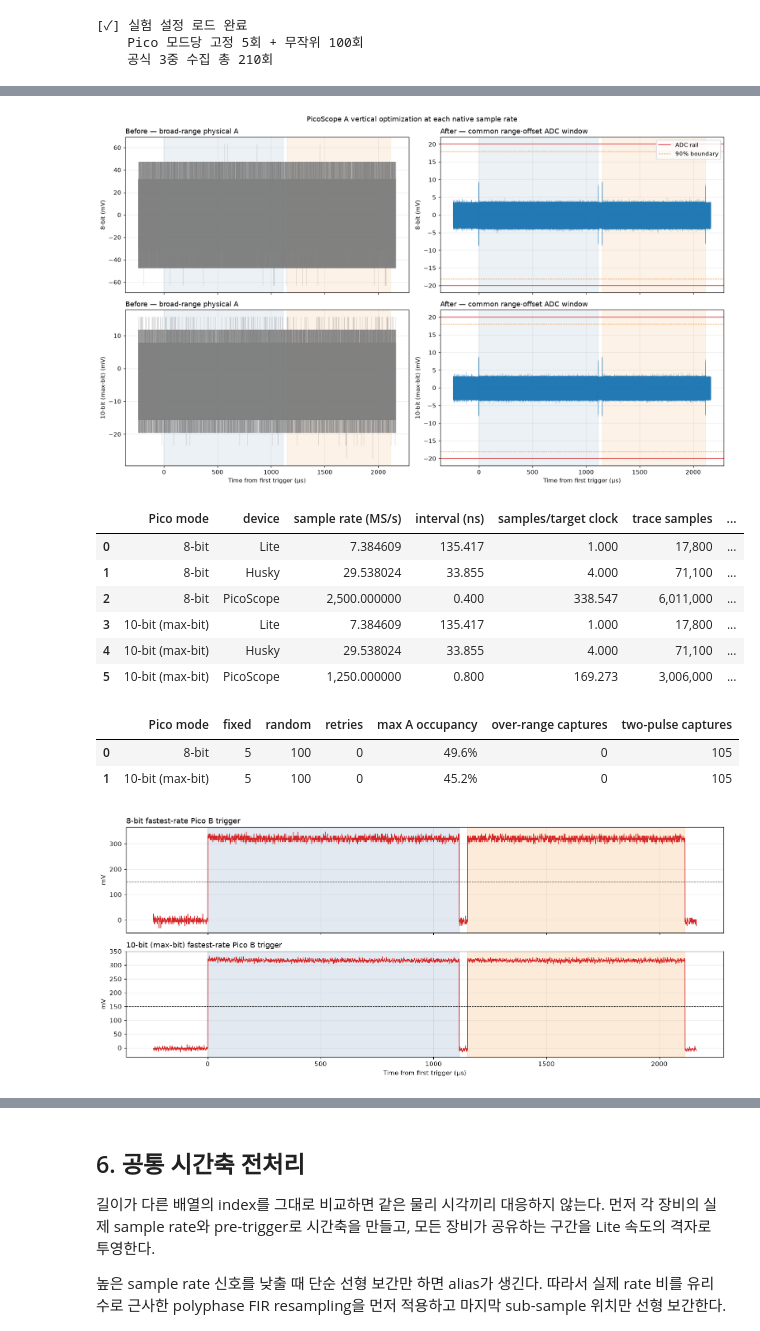
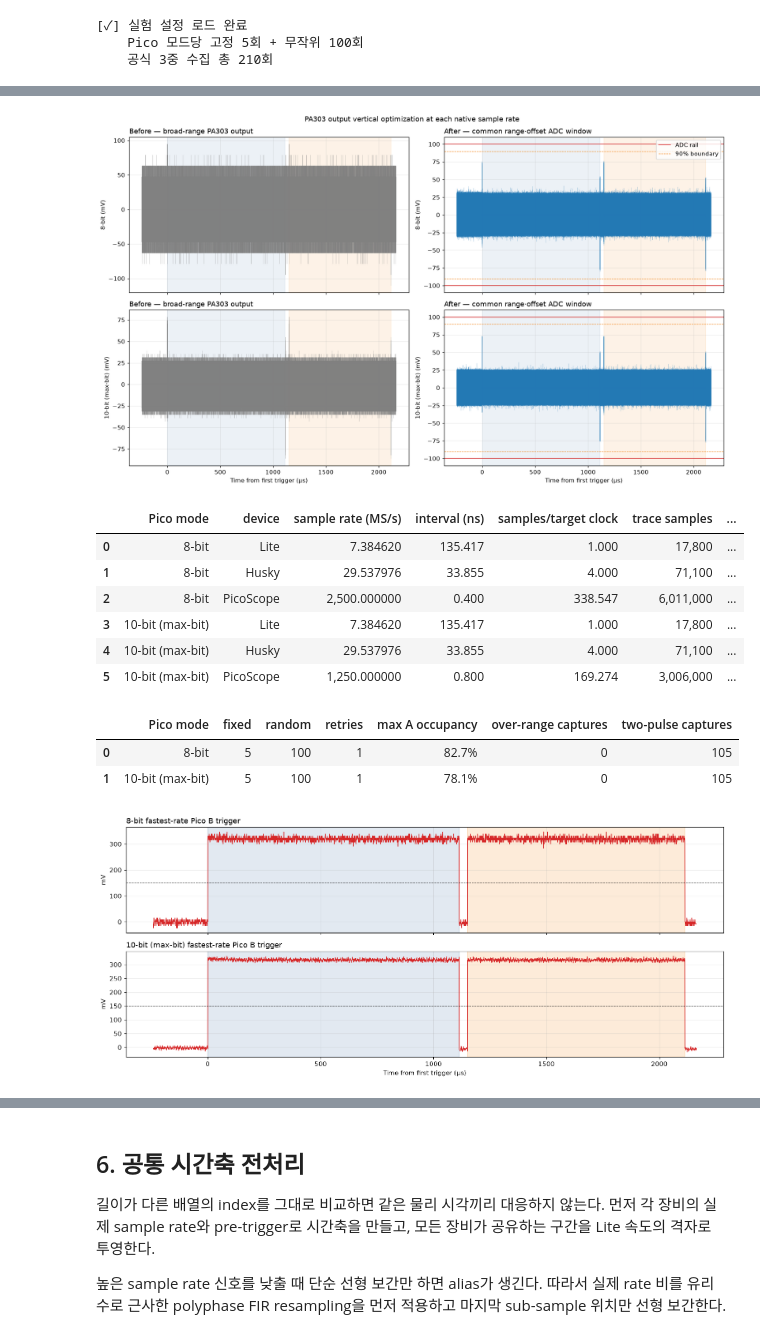
Before and after one commit to chipwhisperer-kor/chipwhisperer-kor, a Jupyter notebook: workspace/[extra] PicoScope/2.0.MaximumTimeResolution.ipynb, the cells around one changed output, grey strips where cells are left out. Cells and saved outputs as stored; diff of their text form; code cells hidden in the pictures.

```diff
--- a/workspace/[extra] PicoScope/2.0.MaximumTimeResolution.ipynb
+++ b/workspace/[extra] PicoScope/2.0.MaximumTimeResolution.ipynb
@@ -141,6 +142,8 @@ from fractions import Fraction
 
 import chipwhisperer as cw
 import matplotlib.pyplot as plt
+
+%matplotlib inline
 import numpy as np
 import pandas as pd
 from Crypto.Cipher import AES
@@ -195,11 +198,18 @@ PICO_VERTICAL_PREFLIGHTS = 10
 # 95%를 넘으면 동일 수직 설정 비교가 깨진 것으로 보고 즉시 중단한다.
 PICO_VERTICAL_RAIL_LIMIT = 0.90
 PICO_FORMAL_RAIL_LIMIT = 0.95
+
+# PA303은 manufacturer nominal voltage gain의 50 Ω 출력 장치다. SDK probe_scale은
+# 외부 증폭기 보정용이 아니므로 x1로 두고 ADC range는 PA303 출력 전압으로 고른다.
+PA303_GAIN_DB = 30.0
+PA303_VOLTAGE_GAIN = 10 ** (PA303_GAIN_DB / 20.0)
 PICO_A_COUPLING = psdk.COUPLING.DC_50OHM
 PICO_B_COUPLING = psdk.COUPLING.DC
 PICO_B_RANGE = psdk.RANGE.V1
 PICO_BANDWIDTH = psdk.BANDWIDTH_CH.BW_FULL
-PICO_PROBE_SCALE = 1.0
+PICO_ADC_INPUT_SCALE = 1.0
+# 고정 pypicosdk 1.7.5가 노출하는 3418E 50 Ω range를 작은 순서로 둔다.
+# 자동 선택은 두 resolution 모두 rail 여유를 만족하는 첫 공통 range를 사용한다.
 PICO_A_RANGES = (
     (10, psdk.RANGE.mV10),
     (20, psdk.RANGE.mV20),
@@ -1505,6 +1560,8 @@ for mode_label, case in EXPERIMENT['cases'].items():
         {
             'Pico mode': mode_label,
             'validation rounds': preflight['validation_rounds'],
+            'A signal path': vertical['signal_path'],
+            'PA303 nominal gain (dB)': PA303_GAIN_DB,
             'A coupling': 'DC 50 Ω',
             'B coupling': 'DC 1 MΩ',
             'common A range': f"±{vertical['full_scale_mv']:g} mV",
@@ -1520,6 +1577,8 @@ for mode_label, case in EXPERIMENT['cases'].items():
             ),
             'P-P utilization': validation['utilization'],
             'effective ADC levels': validation['effective_levels'],
+            'ADC LSB at PA303 output (µV)': validation['adc_lsb_uv'],
+            'nominal PA303 input LSB (µV)': validation['pa303_input_lsb_uv'],
             'validation max rail': validation['rail_fraction'],
             'minimum headroom': validation['headroom'],
             'preflight over-range': validation['over_range_count'],
@@ -1538,6 +1597,8 @@ display(
             'A bandwidth (MHz)': '{:,.1f}',
             'P-P utilization': '{:.1%}',
             'effective ADC levels': '{:,.1f}',
+            'ADC LSB at PA303 output (µV)': '{:.3f}',
+            'nominal PA303 input LSB (µV)': '{:.3f}',
             'validation max rail': '{:.1%}',
             'minimum headroom': '{:.1%}',
             'formal max rail': '{:.1%}',
@@ -1588,12 +1649,12 @@ for row, (mode_label, _) in enumerate(EXPERIMENT['cases'].items()):
         axes[row, column].axvspan(*pulses[1], color='#f58518', alpha=0.10)
         axes[row, column].grid(alpha=0.25)
         axes[row, column].set_ylabel(f'{mode_label} (mV)')
-    axes[row, 0].set_title('Before — broad-range physical A', loc='left')
+    axes[row, 0].set_title('Before — broad-range PA303 output', loc='left')
     axes[row, 1].set_title('After — common range·offset ADC window', loc='left')
 axes[0, 1].legend(loc='upper right')
 axes[-1, 0].set_xlabel('Time from first trigger (µs)')
 axes[-1, 1].set_xlabel('Time from first trigger (µs)')
-fig.suptitle('PicoScope A vertical optimization at each native sample rate')
+fig.suptitle('PA303 output vertical optimization at each native sample rate')
 plt.tight_layout()
 plt.show()
 
@@ -1736,13 +1797,13 @@ plt.show()
-[figure, old version]
+[figure, new version]
 |  | Pico mode | device | sample rate (MS/s) | interval (ns) | samples/target clock | trace samples | ... |
-| 0 | 8-bit | Lite | 7.384609 | 135.417 | 1.000 | 17,800 | ... |
-| 1 | 8-bit | Husky | 29.538024 | 33.855 | 4.000 | 71,100 | ... |
+| 0 | 8-bit | Lite | 7.384620 | 135.417 | 1.000 | 17,800 | ... |
+| 1 | 8-bit | Husky | 29.537976 | 33.855 | 4.000 | 71,100 | ... |
 | 2 | 8-bit | PicoScope | 2,500.000000 | 0.400 | 338.547 | 6,011,000 | ... |
-| 3 | 10-bit (max-bit) | Lite | 7.384609 | 135.417 | 1.000 | 17,800 | ... |
-| 4 | 10-bit (max-bit) | Husky | 29.538024 | 33.855 | 4.000 | 71,100 | ... |
-| 5 | 10-bit (max-bit) | PicoScope | 1,250.000000 | 0.800 | 169.273 | 3,006,000 | ... |
+| 3 | 10-bit (max-bit) | Lite | 7.384620 | 135.417 | 1.000 | 17,800 | ... |
+| 4 | 10-bit (max-bit) | Husky | 29.537976 | 33.855 | 4.000 | 71,100 | ... |
+| 5 | 10-bit (max-bit) | PicoScope | 1,250.000000 | 0.800 | 169.274 | 3,006,000 | ... |
 |  | Pico mode | fixed | random | retries | max A occupancy | over-range captures | two-pulse captures |
-| 0 | 8-bit | 5 | 100 | 0 | 49.6% | 0 | 105 |
-| 1 | 10-bit (max-bit) | 5 | 100 | 0 | 45.2% | 0 | 105 |
+| 0 | 8-bit | 5 | 100 | 1 | 82.7% | 0 | 105 |
+| 1 | 10-bit (max-bit) | 5 | 100 | 1 | 78.1% | 0 | 105 |
-[figure, old version]
+[figure, new version]
 # %% [markdown]
```
Also changed, not shown: parts of 17 cells of this notebook, 6 other files.
